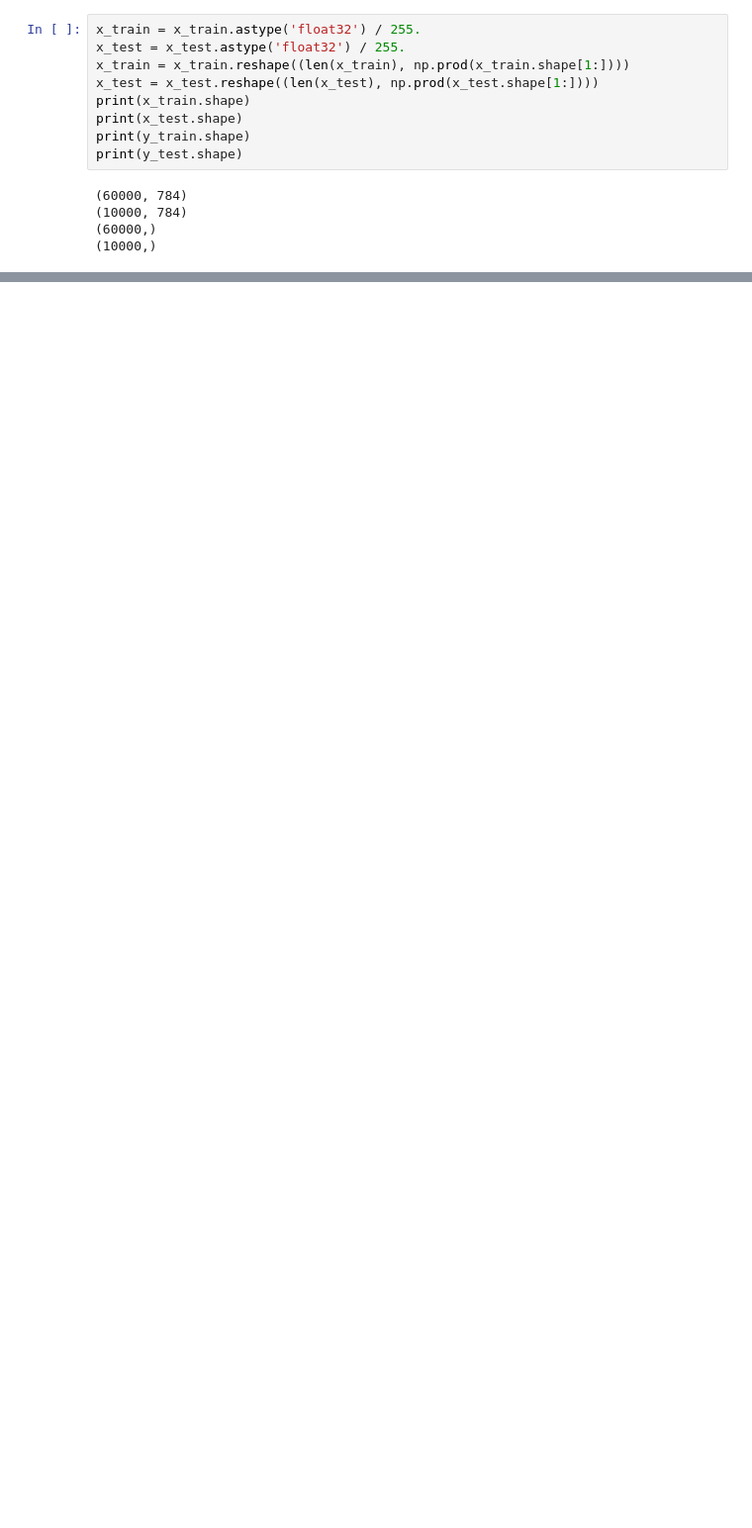
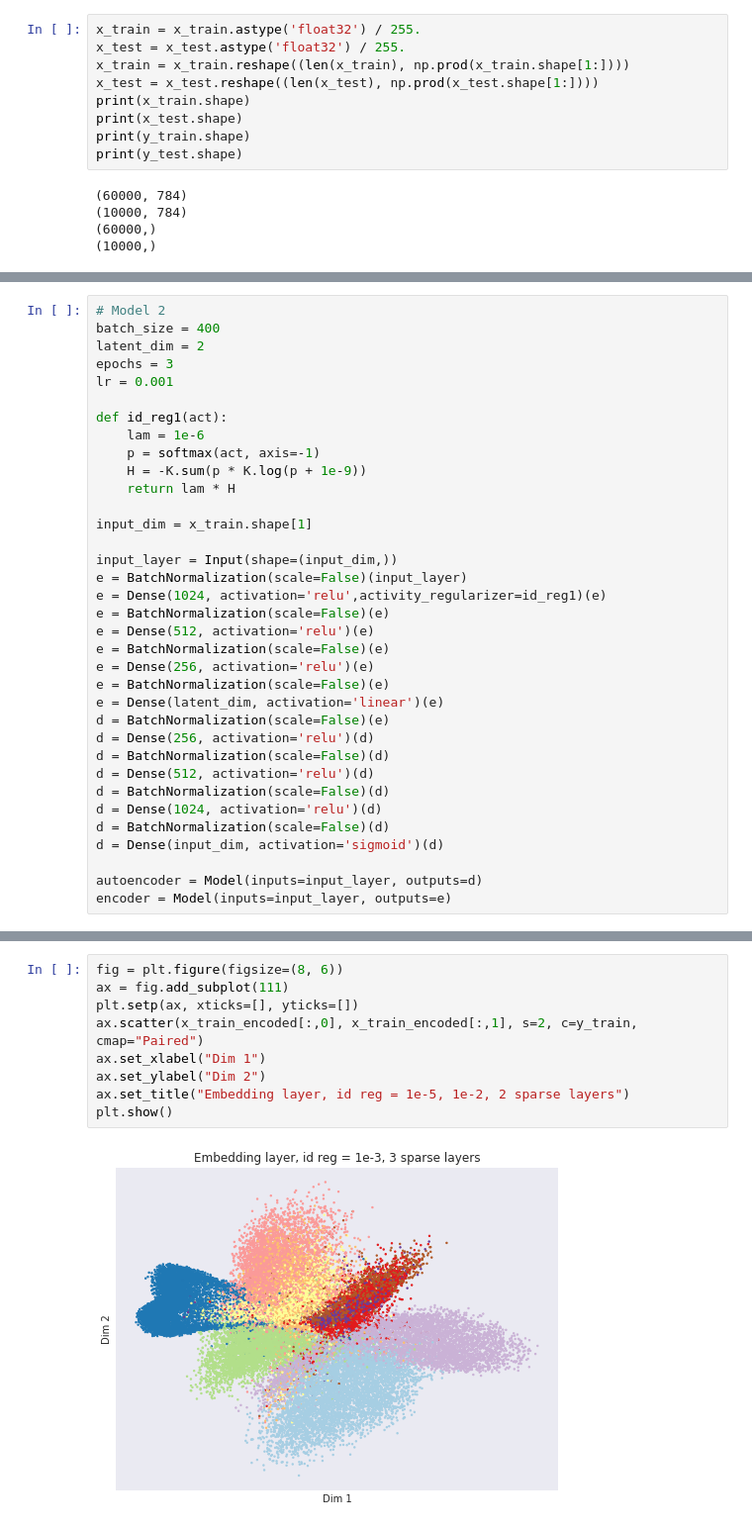
Before and after one commit to KrishnaswamyLab/SAUCIE, a Jupyter notebook: SAUCIE_MNIST_KERAS.ipynb, the cells around one changed output, grey strips where cells are left out. Shown at 99% size. Saved outputs shown, nothing was run; the diff lists cells and outputs as text; blank space fills up the shorter version.

```diff
--- a/SAUCIE_MNIST_KERAS.ipynb
+++ b/SAUCIE_MNIST_KERAS.ipynb
@@ -82 +86,36 @@ encoder = Model(inputs=input_layer, outputs=e)
+# %%
+# Model 2
+batch_size = 400
+latent_dim = 2
+epochs = 3
+lr = 0.001
+
+def id_reg1(act):
+    lam = 1e-6
+    p = softmax(act, axis=-1)
+    H = -K.sum(p * K.log(p + 1e-9))
+    return lam * H
+
+input_dim = x_train.shape[1]
+
+input_layer = Input(shape=(input_dim,))
+e = BatchNormalization(scale=False)(input_layer)
+e = Dense(1024, activation='relu',activity_regularizer=id_reg1)(e)
+e = BatchNormalization(scale=False)(e)
+e = Dense(512, activation='relu')(e)
+e = BatchNormalization(scale=False)(e)
+e = Dense(256, activation='relu')(e)
+e = BatchNormalization(scale=False)(e)
+e = Dense(latent_dim, activation='linear')(e)
+d = BatchNormalization(scale=False)(e)
+d = Dense(256, activation='relu')(d)
+d = BatchNormalization(scale=False)(d)
+d = Dense(512, activation='relu')(d)
+d = BatchNormalization(scale=False)(d)
+d = Dense(1024, activation='relu')(d)
+d = BatchNormalization(scale=False)(d)
+d = Dense(input_dim, activation='sigmoid')(d)
+
+autoencoder = Model(inputs=input_layer, outputs=d)
+encoder = Model(inputs=input_layer, outputs=e)
 # %%
@@ -123,0 +142,11 @@ plt.show()
+# %%
+fig = plt.figure(figsize=(8, 6))
+ax = fig.add_subplot(111)
+plt.setp(ax, xticks=[], yticks=[])
+ax.scatter(x_train_encoded[:,0], x_train_encoded[:,1], s=2, c=y_train, cmap="Paired")
+ax.set_xlabel("Dim 1")
+ax.set_ylabel("Dim 2")
+ax.set_title("Embedding layer, id reg = 1e-5, 1e-2, 2 sparse layers")
+plt.show()
+# %% [output]
+[figure, added]
```
Also changed, not shown: parts of 12 cells of this notebook, 1 other file.
